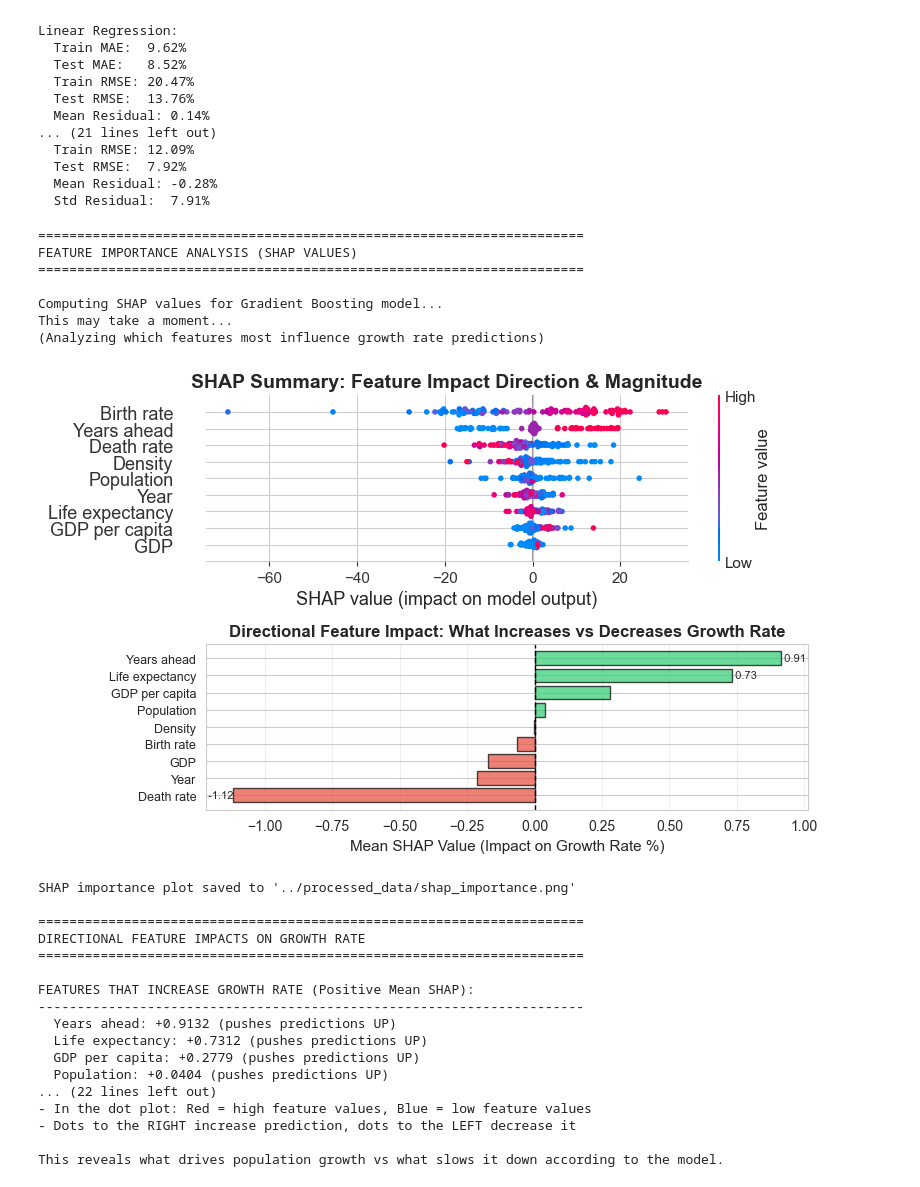
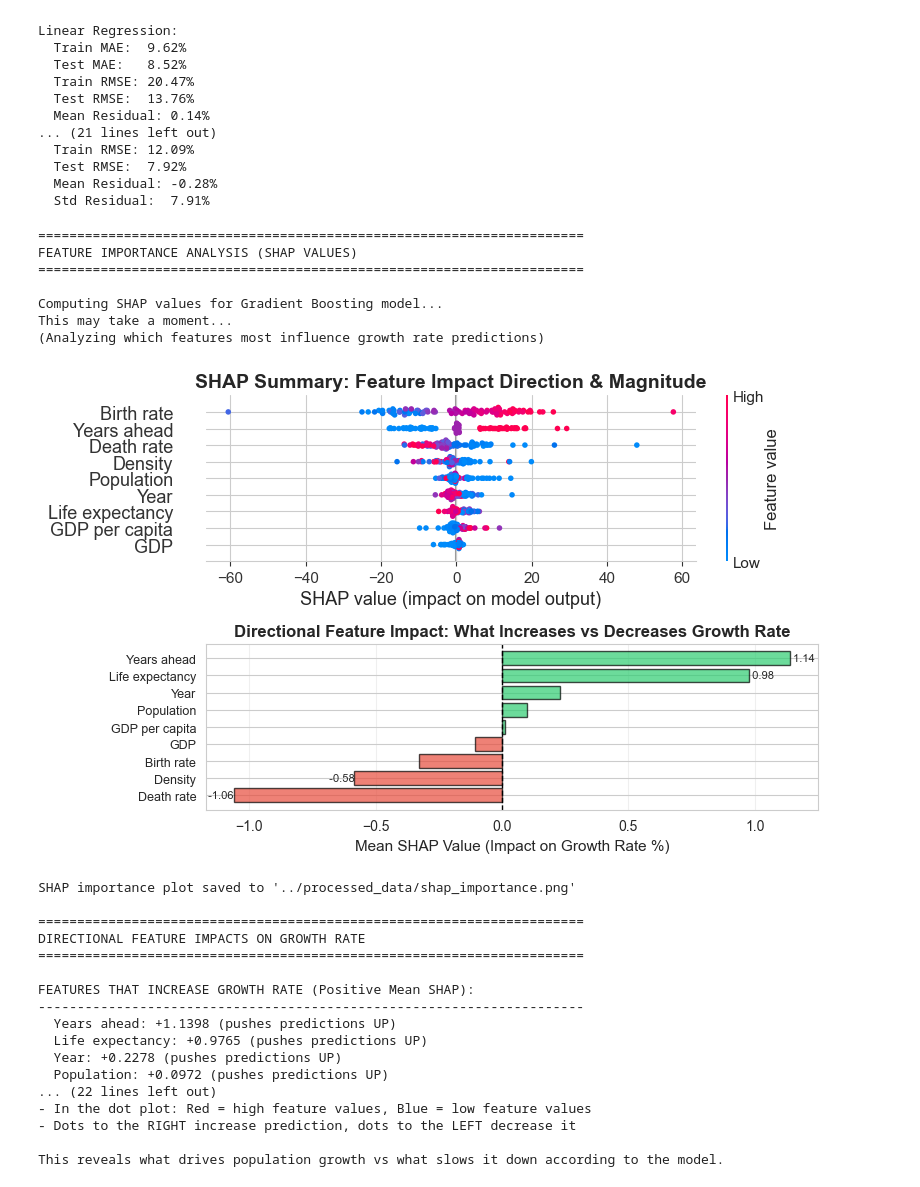
Before and after one commit to andersvestrum/Prediction-Population-Growth, a Jupyter notebook: preprocessing/data_processing.ipynb, the cells around one changed output. Cells and saved outputs as stored; diff of their text form; code cells hidden in the pictures.

Commit message:
visuals fixed

```diff
--- a/preprocessing/data_processing.ipynb
+++ b/preprocessing/data_processing.ipynb
@@ -1452,7 +1458,13 @@ X_sample = X_train.iloc[sample_idx]
 
 # Preprocess the sample data using the pipeline's preprocessor
 X_sample_preprocessed = best_model_pipeline.named_steps['preprocessor'].transform(X_sample)
-X_sample_preprocessed_df = pd.DataFrame(X_sample_preprocessed, columns=X_sample.columns)
+
+# Get feature names after preprocessing
+# The model was trained with only numeric features (no categorical encoding)
+feature_names = numeric_features
+
+# Create DataFrame with correct column names after preprocessing
+X_sample_preprocessed_df = pd.DataFrame(X_sample_preprocessed, columns=feature_names)
 
 # TreeExplainer is most efficient for tree-based models
 explainer = shap.TreeExplainer(best_model)
@@ -1533,34 +1545,34 @@ if len(negative_features) > 0:
         print(f"  {row['Feature']}: {shap_value} (pushes predictions DOWN)")
 else:
     print("  None")
 
 print("\n" + "="*70)
 print("SHAP VALUE INTERPRETATION")
 print("="*70)
 print("""
 SHAP (SHapley Additive exPlanations) values show directional feature impacts:
 
 POSITIVE Mean SHAP = Feature pushes growth rate predictions UP on average
     Example: If "Birth rate" has +2.5, it increases predicted growth rates
 
 NEGATIVE Mean SHAP = Feature pulls growth rate predictions DOWN on average
     Example: If "Death rate" has -1.8, it decreases predicted growth rates
 
 - The MAGNITUDE shows how strong the push/pull effect is
 - In the dot plot: Red = high feature values, Blue = low feature values
 - Dots to the RIGHT increase prediction, dots to the LEFT decrease it
 
 This reveals what drives population growth vs what slows it down according to the model.
 """)
 # %% [output]
 ======================================================================
 FEATURE IMPORTANCE ANALYSIS (SHAP VALUES)
 ======================================================================
 
 Computing SHAP values for Gradient Boosting model...
 This may take a moment...
 (Analyzing which features most influence growth rate predictions)
-[figure, old version]
+[figure, new version]
 SHAP importance plot saved to '../processed_data/shap_importance.png'
 
 ======================================================================
@@ -1569,10 +1581,10 @@ DIRECTIONAL FEATURE IMPACTS ON GROWTH RATE
 
 FEATURES THAT INCREASE GROWTH RATE (Positive Mean SHAP):
 ----------------------------------------------------------------------
-  Years ahead: +0.9132 (pushes predictions UP)
-  Life expectancy: +0.7312 (pushes predictions UP)
-  GDP per capita: +0.2779 (pushes predictions UP)
-  Population: +0.0404 (pushes predictions UP)
+  Years ahead: +1.1398 (pushes predictions UP)
+  Life expectancy: +0.9765 (pushes predictions UP)
+  Year: +0.2278 (pushes predictions UP)
+  Population: +0.0972 (pushes predictions UP)
 ... (22 lines left out)
 - In the dot plot: Red = high feature values, Blue = low feature values
 - Dots to the RIGHT increase prediction, dots to the LEFT decrease it
```
Also changed, not shown: parts of 6 cells of this notebook, 7 other files.
